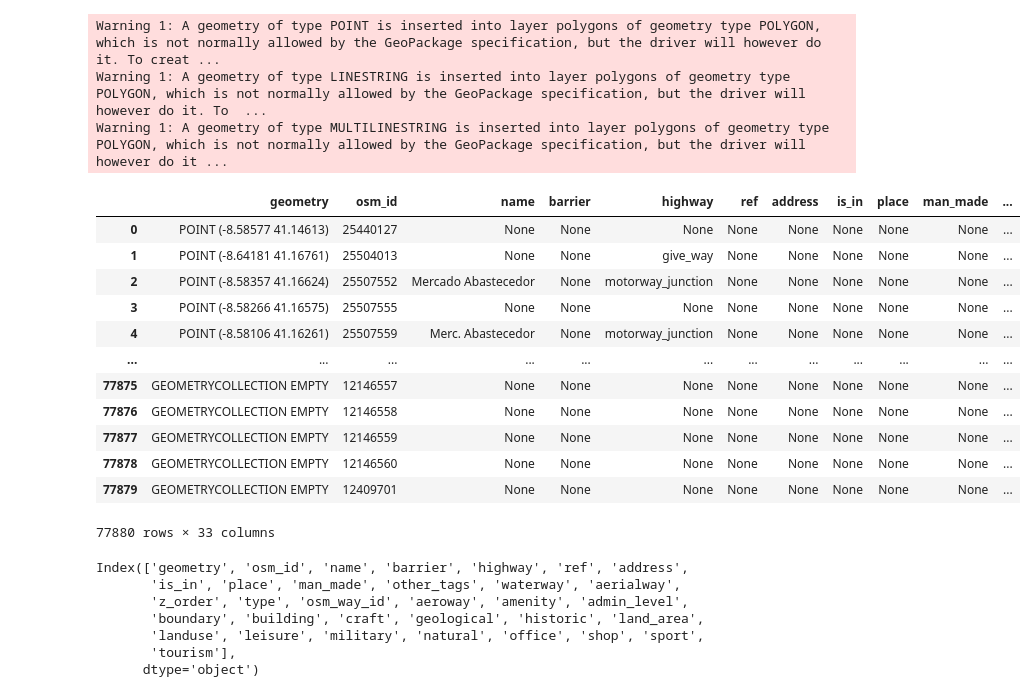
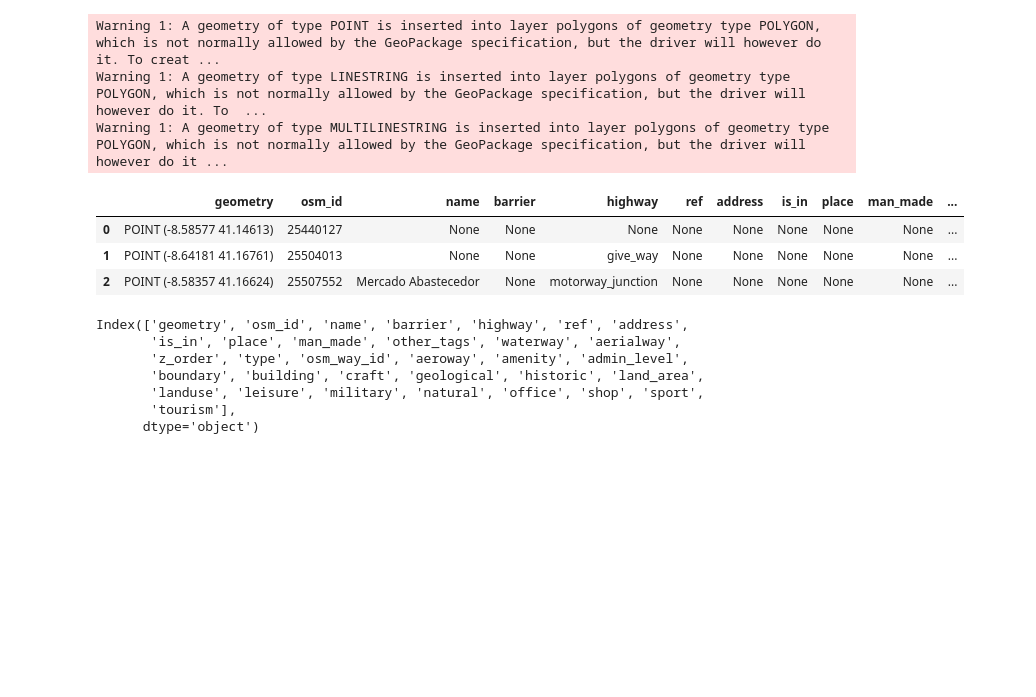
Before and after one commit to McNickSisto/world_data_league, a Jupyter notebook: stage_4/sisto_osm_amenities-mg.ipynb, the cells around one changed output. Cells and saved outputs as stored; diff of their text form; code cells hidden in the pictures; blank space fills up the shorter version.

```diff
--- a/stage_4/sisto_osm_amenities-mg.ipynb
+++ b/stage_4/sisto_osm_amenities-mg.ipynb
@@ -151,21 +182,12 @@ collection = json.loads(df1.to_json(orient='records'))
 #Convert to geodataframe
 gdf_lis_poly = gpd.GeoDataFrame.from_features(collection)
 # %%
-gdf_lis_poly
+gdf_lis_poly.head(3)
 # %% [output]
 |  | geometry | osm_id | name | barrier | highway | ref | address | is_in | place | man_made | ... |
 | 0 | POINT (-8.58577 41.14613) | 25440127 | None | None | None | None | None | None | None | None | ... |
 | 1 | POINT (-8.64181 41.16761) | 25504013 | None | None | give_way | None | None | None | None | None | ... |
 | 2 | POINT (-8.58357 41.16624) | 25507552 | Mercado Abastecedor | None | motorway_junction | None | None | None | None | None | ... |
-| 3 | POINT (-8.58266 41.16575) | 25507555 | None | None | None | None | None | None | None | None | ... |
-| 4 | POINT (-8.58106 41.16261) | 25507559 | Merc. Abastecedor | None | motorway_junction | None | None | None | None | None | ... |
-| ... | ... | ... | ... | ... | ... | ... | ... | ... | ... | ... | ... |
-| 77875 | GEOMETRYCOLLECTION EMPTY | 12146557 | None | None | None | None | None | None | None | None | ... |
-| 77876 | GEOMETRYCOLLECTION EMPTY | 12146558 | None | None | None | None | None | None | None | None | ... |
-| 77877 | GEOMETRYCOLLECTION EMPTY | 12146559 | None | None | None | None | None | None | None | None | ... |
-| 77878 | GEOMETRYCOLLECTION EMPTY | 12146560 | None | None | None | None | None | None | None | None | ... |
-| 77879 | GEOMETRYCOLLECTION EMPTY | 12409701 | None | None | None | None | None | None | None | None | ... |
-77880 rows × 33 columns
 # %%
 gdf_lis_poly.columns
 # %% [output]
```
Also changed, not shown: parts of 17 cells of this notebook.
